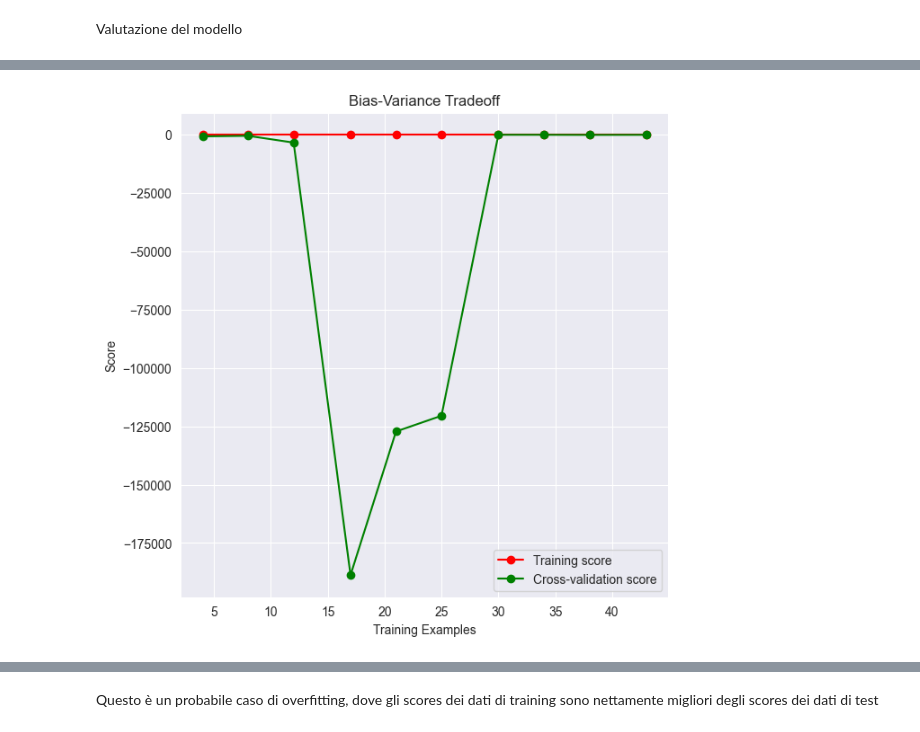
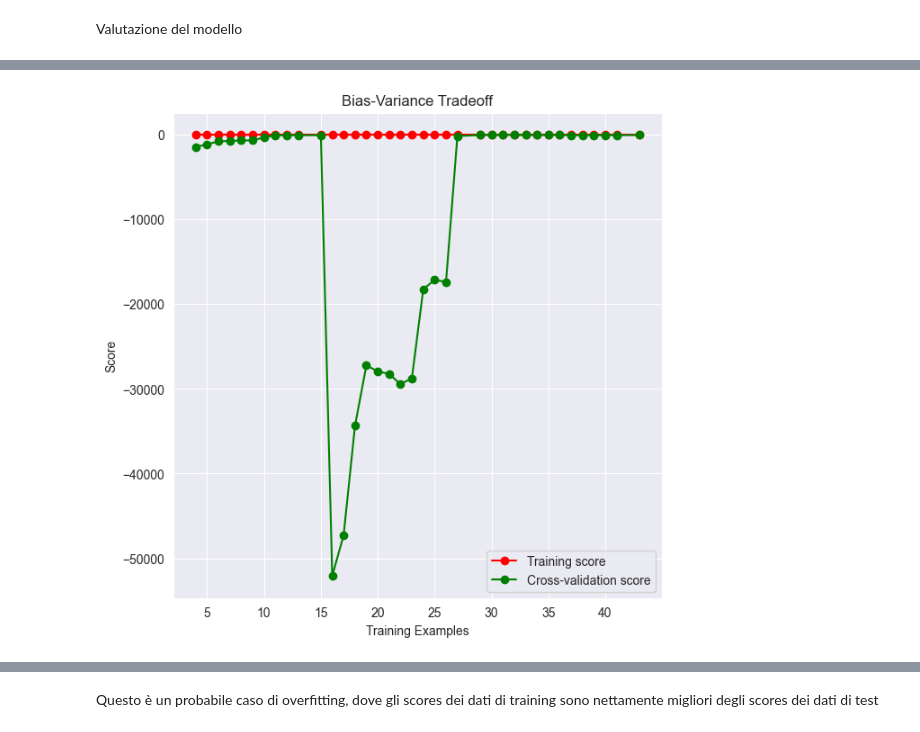
Before and after one commit to LorisMinetti/Permeability_Eval_AI, a Jupyter notebook: poker/Ech/Definitive.ipynb, the cells around one changed output, grey strips where cells are left out. Cells and saved outputs as stored; diff of their text form; code cells hidden in the pictures.

```diff
--- a/poker/Ech/Definitive.ipynb
+++ b/poker/Ech/Definitive.ipynb
@@ -8,7 +8,7 @@ import matplotlib.pyplot as plt
 
 try:
 # Carica il tuo file XLSX
-    xlsx_file = 'C:/Users/loris/Desktop/Python Workspace/FirstTryMiller/dataset/richerDataset.xlsx'  # Sostituisci con il percorso del tuo file
+    xlsx_file = 'C:/Users/francesco01.lampa/PycharmProjects/Permeability_Eval_AI/dataset/richerDataset.xlsx'  # Sostituisci con il percorso del tuo file
 
 # Leggi i dati dal file XLSX e crea un DataFrame
     df: DataFrame = pd.read_excel(xlsx_file)
@@ -340,17 +356,30 @@ for random_state in range(0, 100):
 
     X_train, X_test, y_train, y_test = train_test_split(X, y, test_size=0.2, random_state=random_state)
 
+    # model = XGBRegressor(
+    #     alpha= 0,
+    #     colsample_bytree= 0.7,
+    #     gamma= 0,
+    #     learning_rate= 0.3,
+    #     max_depth= 7,
+    #     reg_lambda = 0.1,
+    #     min_child_weight = 1,
+    #     n_estimators= 100,
+    #     subsample= 0.9
+    # )
+    #
     model = XGBRegressor(
         alpha= 0,
-        colsample_bytree= 0.7,
+        colsample_bytree= 0.8,
         gamma= 0,
-        learning_rate= 0.3,
+        learning_rate= 0.1,
         max_depth= 7,
         reg_lambda = 0.1,
         min_child_weight = 1,
         n_estimators= 100,
         subsample= 0.9
     )
+
 
 
     model.fit(X_train, y_train)
@@ -364,13 +393,27 @@ for random_state in range(0, 100):
         best_y_pred = y_pred
         best_y_test = y_test
 
+    #voglio stampare il valore di ogni r2 > 0.8 per ogni random state
+    if score > 0.8:
+        print(f"Random state: {random_state} with R^2 score: {score}")
+
 print(f"Best random_state for train_test_split: {best_random_state_split} with R^2 score: {best_score_split}")
 plt.figure(figsize=(7, 7))
-plt.scatter(best_y_test, best_y_pred)
-plt.plot([best_y_test.min(), best_y_test.max()], [best_y_test.min(), best_y_test.max()], 'k--', lw=2)
+plt.scatter(best_y_test, best_y_pred, color='blue', alpha=0.99)
+plt.plot([10**(-4), 10**0], [10**(-4), 10**0], 'k--', lw=1)
 plt.xlabel('Real Values')
 plt.ylabel('Predicted Values')
 plt.title('Real vs. Predicted Values')
-plt.grid(True)
+plt.grid(False)
+
+plt.xscale('log', base=10)
+plt.yscale('log', base=10)
+
+# Adding a text box with the R² score and random_state
+textstr = f'R² score: {best_score_split:.3f}\nRandom state: {best_random_state_split}'
+props = dict(boxstyle='round', facecolor='white', alpha=0.8)
+plt.text(0.05, 0.95, textstr, transform=plt.gca().transAxes, fontsize=12,
+         verticalalignment='top', bbox=props)
+
 plt.show()
 # %% [output]
@@ -454,23 +514,23 @@ plt.show()
 # %%
 from sklearn.model_selection import learning_curve
 
 # Bias-Variance plot
-train_sizes, train_scores, test_scores = learning_curve(model, X, y, cv=15, scoring='r2', n_jobs=-1, train_sizes=np.linspace(0.1, 1.0, 10))
+train_sizes, train_scores, test_scores = learning_curve(model, X, y, cv=15, scoring='r2', n_jobs=-1, train_sizes=np.linspace(0.1, 1.0, 37))
 
 train_scores_mean = np.mean(train_scores, axis=1)
 test_scores_mean = np.mean(test_scores, axis=1)
 
 plt.figure(figsize=(7, 7))
 plt.plot(train_sizes, train_scores_mean, 'o-', color='r', label='Training score')
 plt.plot(train_sizes, test_scores_mean, 'o-', color='g', label='Cross-validation score')
 plt.xlabel('Training Examples')
 plt.ylabel('Score')
 plt.title('Bias-Variance Tradeoff')
 plt.legend(loc='best')
 plt.grid(True)
 plt.show()
 # %% [output]
-[figure, old version]
+[figure, new version]
 # %%
 # Feature importance
 plt.figure(figsize=(10, 6))
```
Also changed, not shown: parts of 18 cells of this notebook, 1 other file.
